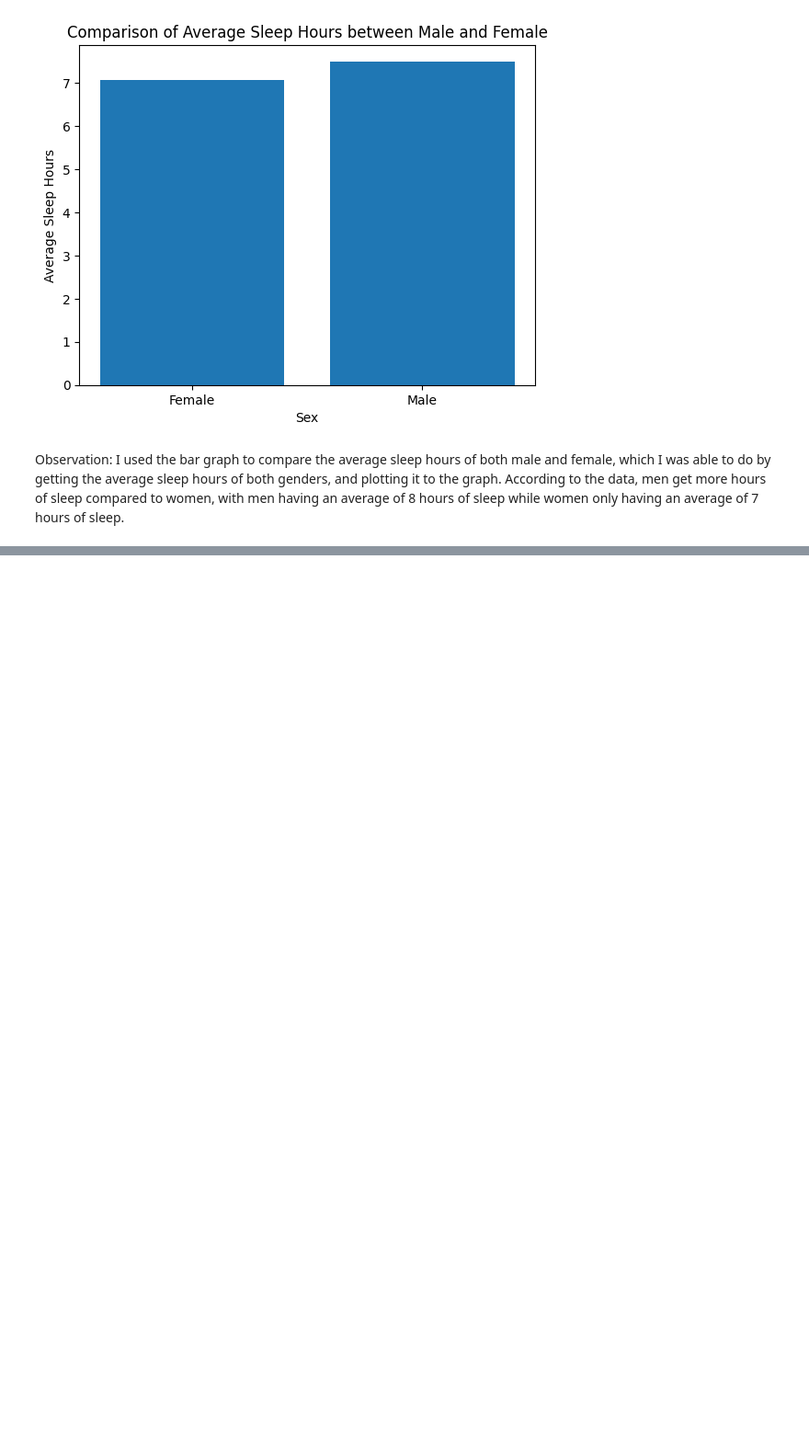
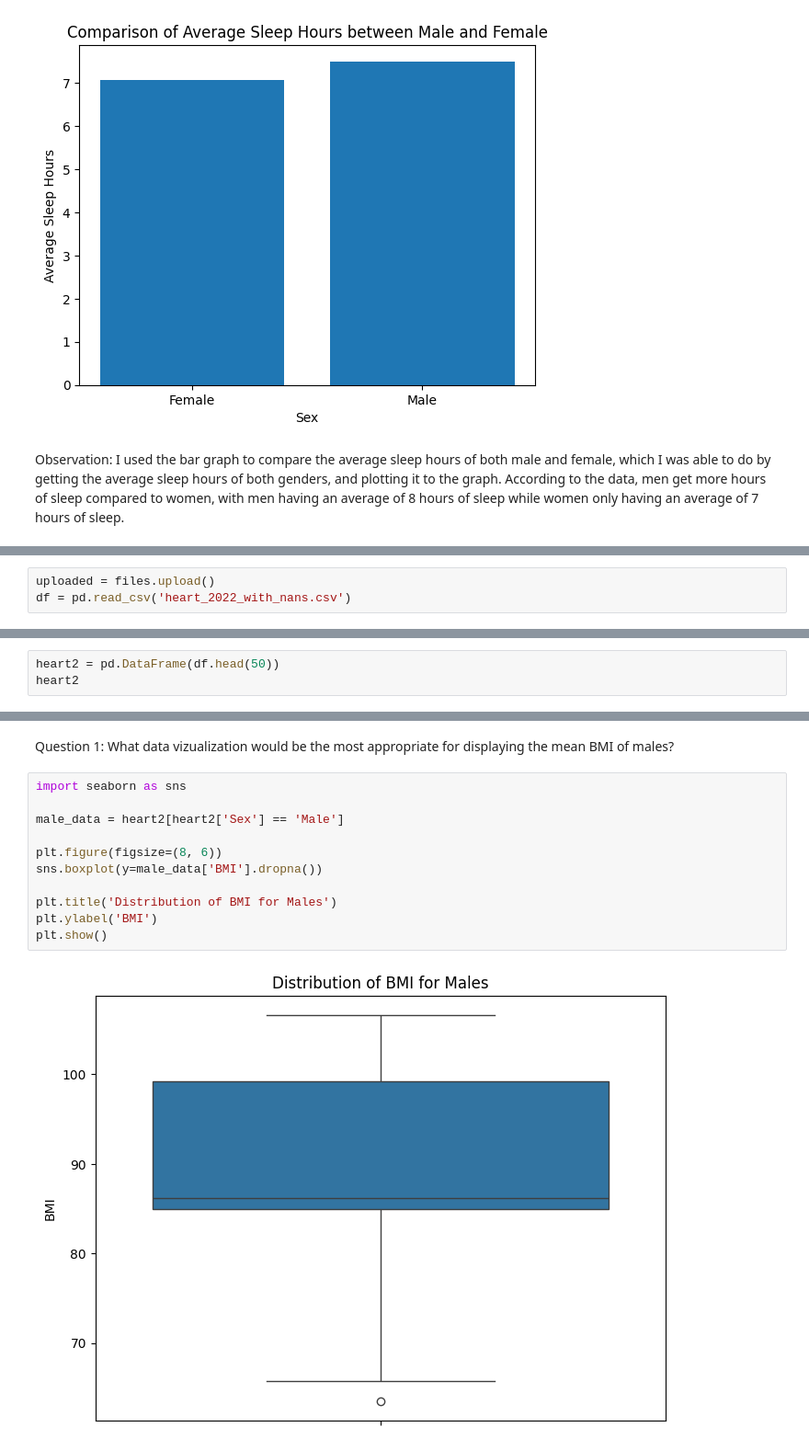
Before and after one commit to Calvin-Earl/VDA-CpE031-CpE21S4, a Jupyter notebook: planta_midtermexam_heartdiseases.ipynb, the cells around one changed output, grey strips where cells are left out. Shown: that part at 92% size. Drawn from its saved outputs; the diff is of its cells as text; blank space fills up the shorter version.

```diff
--- a/planta_midtermexam_heartdiseases.ipynb
+++ b/planta_midtermexam_heartdiseases.ipynb
@@ -82,0 +87,3 @@ Observation: I used the bar graph to compare the average sleep hours of both mal
+# %%
+uploaded = files.upload()
+df = pd.read_csv('heart_2022_with_nans.csv')
@@ -82,0 +93,3 @@ Observation: I used the bar graph to compare the average sleep hours of both mal
+# %%
+heart2 = pd.DataFrame(df.head(50))
+heart2
@@ -82,0 +115,15 @@ Observation: I used the bar graph to compare the average sleep hours of both mal
+# %% [markdown]
+Question 1: What data vizualization would be the most appropriate for displaying the mean BMI of males?
+# %%
+import seaborn as sns
+
+male_data = heart2[heart2['Sex'] == 'Male']
+
+plt.figure(figsize=(8, 6))
+sns.boxplot(y=male_data['BMI'].dropna())
+
+plt.title('Distribution of BMI for Males')
+plt.ylabel('BMI')
+plt.show()
+# %% [output]
+[figure, added]
```
Also changed, not shown: parts of 8 cells of this notebook.
